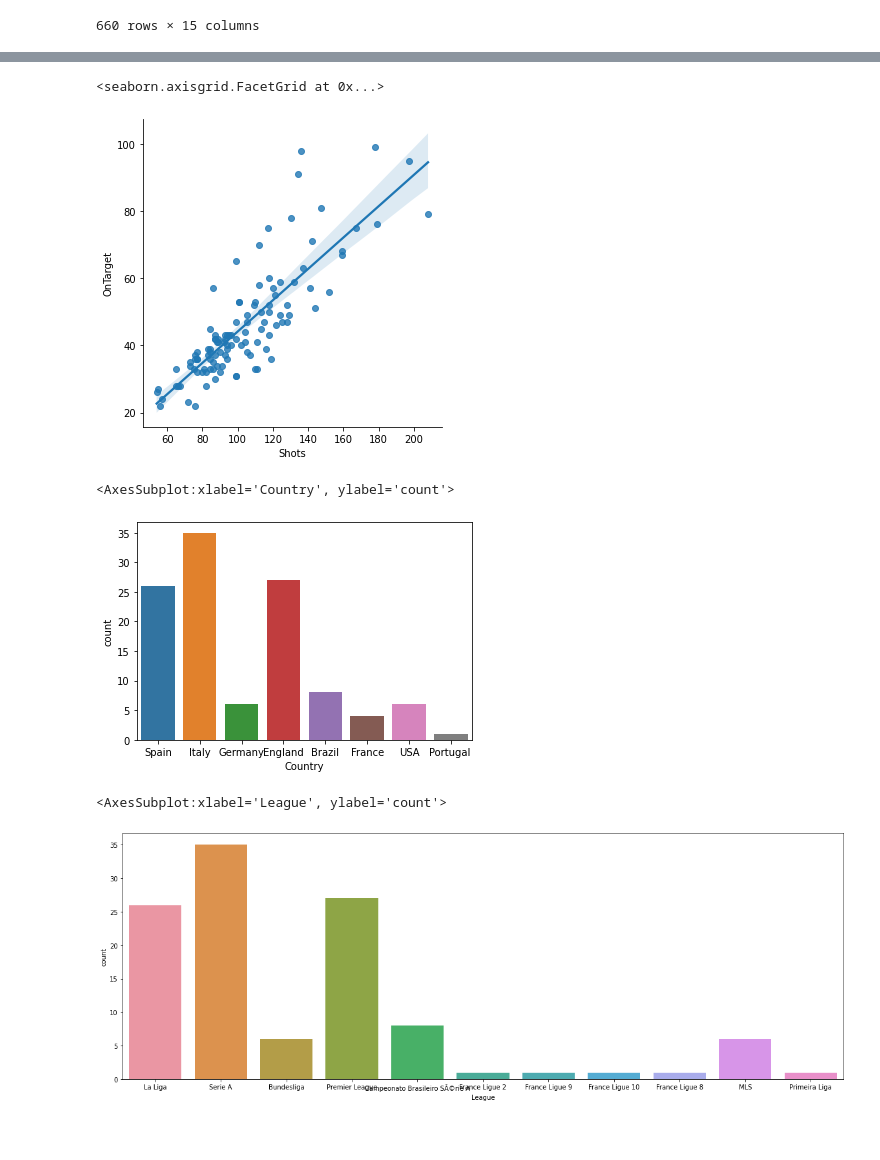
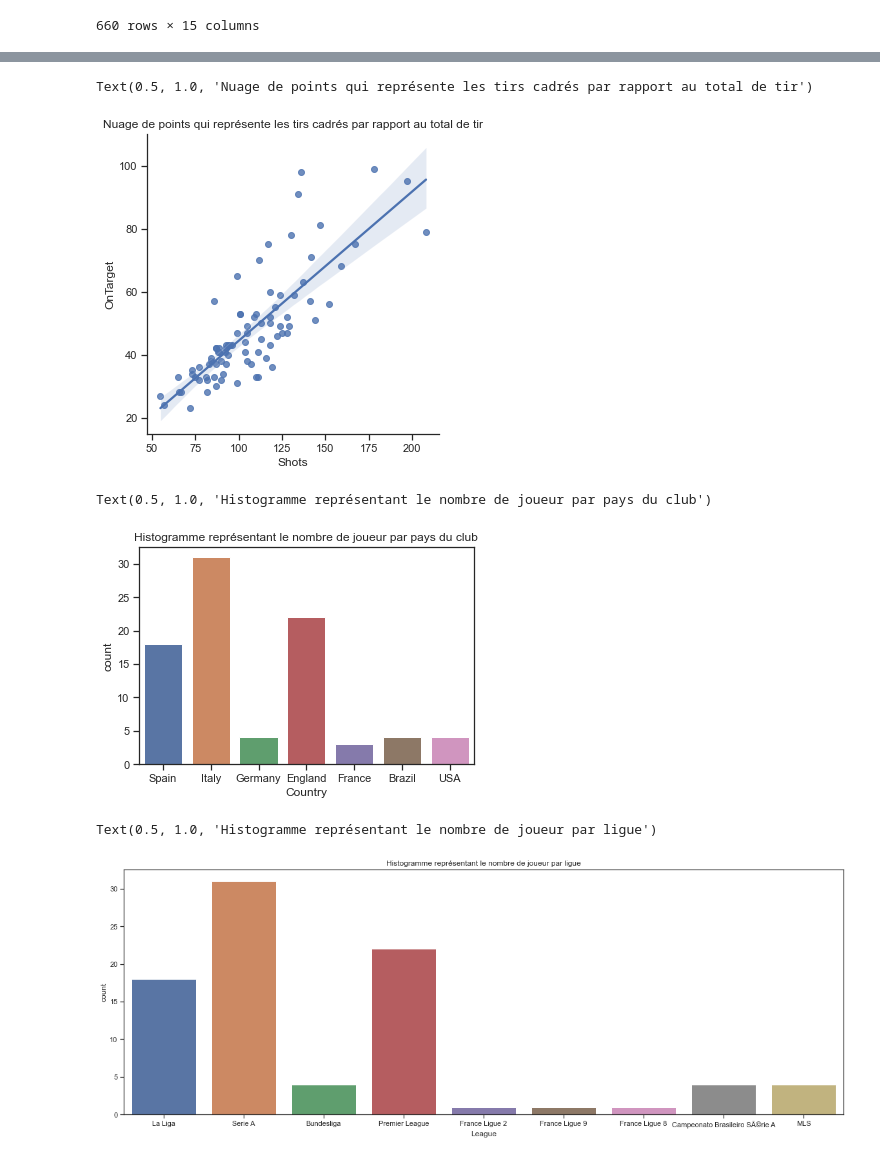
Before and after one commit to julienparrot/Foot-dataset, a Jupyter notebook: datasetFoot.ipynb, the cells around one changed output, grey strips where cells are left out. Saved outputs shown, nothing was run; the diff lists cells and outputs as text; code cells hidden in the pictures; blank space fills up the shorter version.

Commit message:
Add last version datasetFoot.ipynb

```diff
--- a/datasetFoot.ipynb
+++ b/datasetFoot.ipynb
@@ -65,5 +66,5 @@ Text(0.5, 1.0, 'Moyenne du nombre total de minute jouées par les joueurs')
 # %%
-dataset.drop(dataset.index[(dataset["Mins"] <= 2900)],axis=0,inplace=True)
+dataset.drop(dataset.index[(dataset["Mins"] <= 3000)],axis=0,inplace=True)
 # %%
 dataset
 # %% [output]
@@ -83,19 +84,22 @@ dataset
 # %%
 sns.lmplot(x="Shots", y="OnTarget", data=dataset)
+plt.title('Nuage de points qui représente les tirs cadrés par rapport au total de tir')
 # %% [output]
-<seaborn.axisgrid.FacetGrid at 0x...>
+Text(0.5, 1.0, 'Nuage de points qui représente les tirs cadrés par rapport au total de tir')
-[figure, old version]
+[figure, new version]
 # %%
 sns.countplot(dataset.Country)
+plt.title('Histogramme représentant le nombre de joueur par pays du club')
 # %% [output]
-<AxesSubplot:xlabel='Country', ylabel='count'>
+Text(0.5, 1.0, 'Histogramme représentant le nombre de joueur par pays du club')
-[figure, old version]
+[figure, new version]
 # %%
 plt.figure(figsize=(20,7))
 sns.countplot(dataset.League)
+plt.title('Histogramme représentant le nombre de joueur par ligue')
 # %% [output]
-<AxesSubplot:xlabel='League', ylabel='count'>
+Text(0.5, 1.0, 'Histogramme représentant le nombre de joueur par ligue')
-[figure, old version]
+[figure, new version]
 # %%
 dataset.sort_values(by='Goals')
 # %% [output]
```
Also changed, not shown: parts of 15 cells of this notebook.
